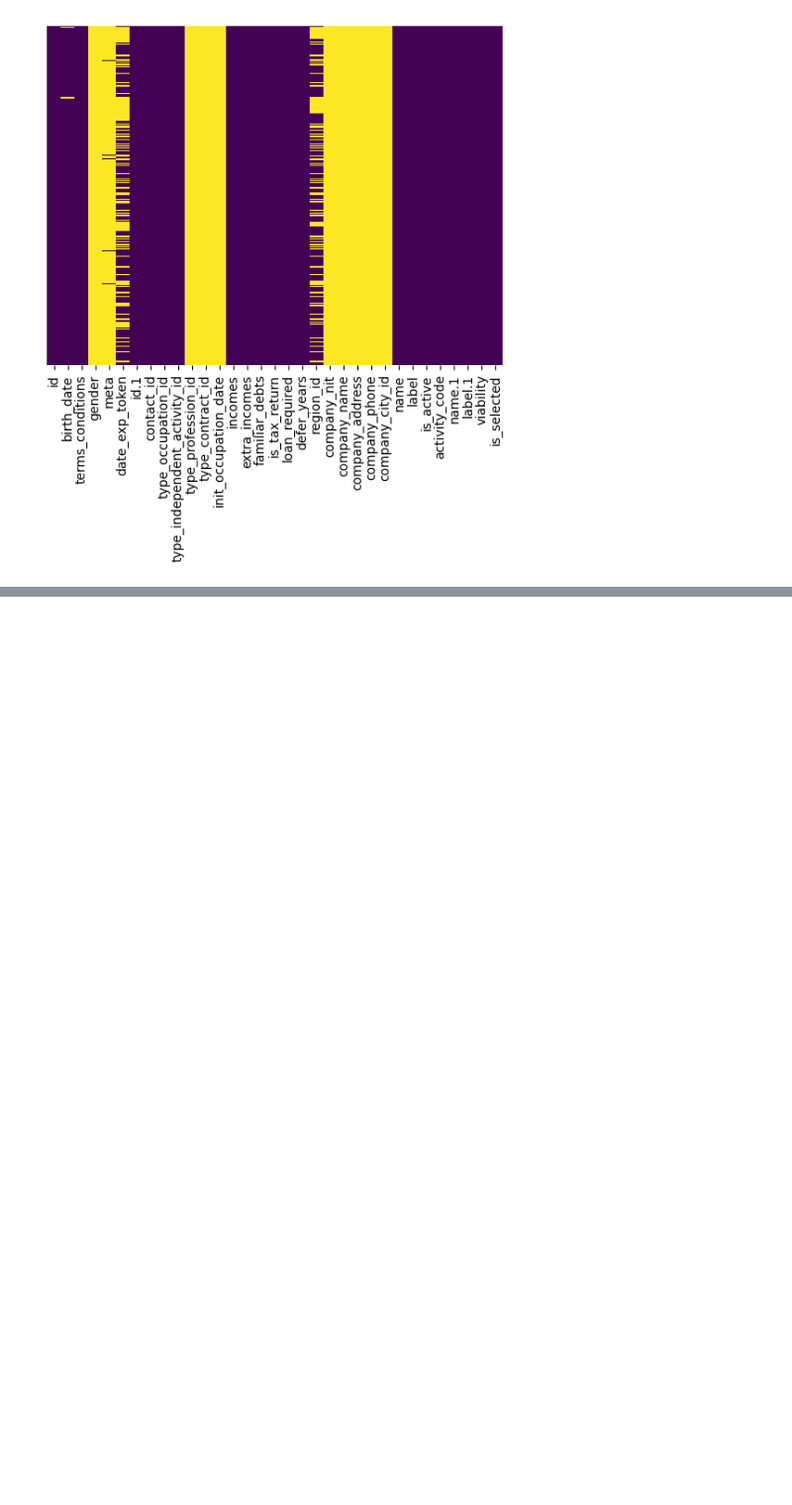
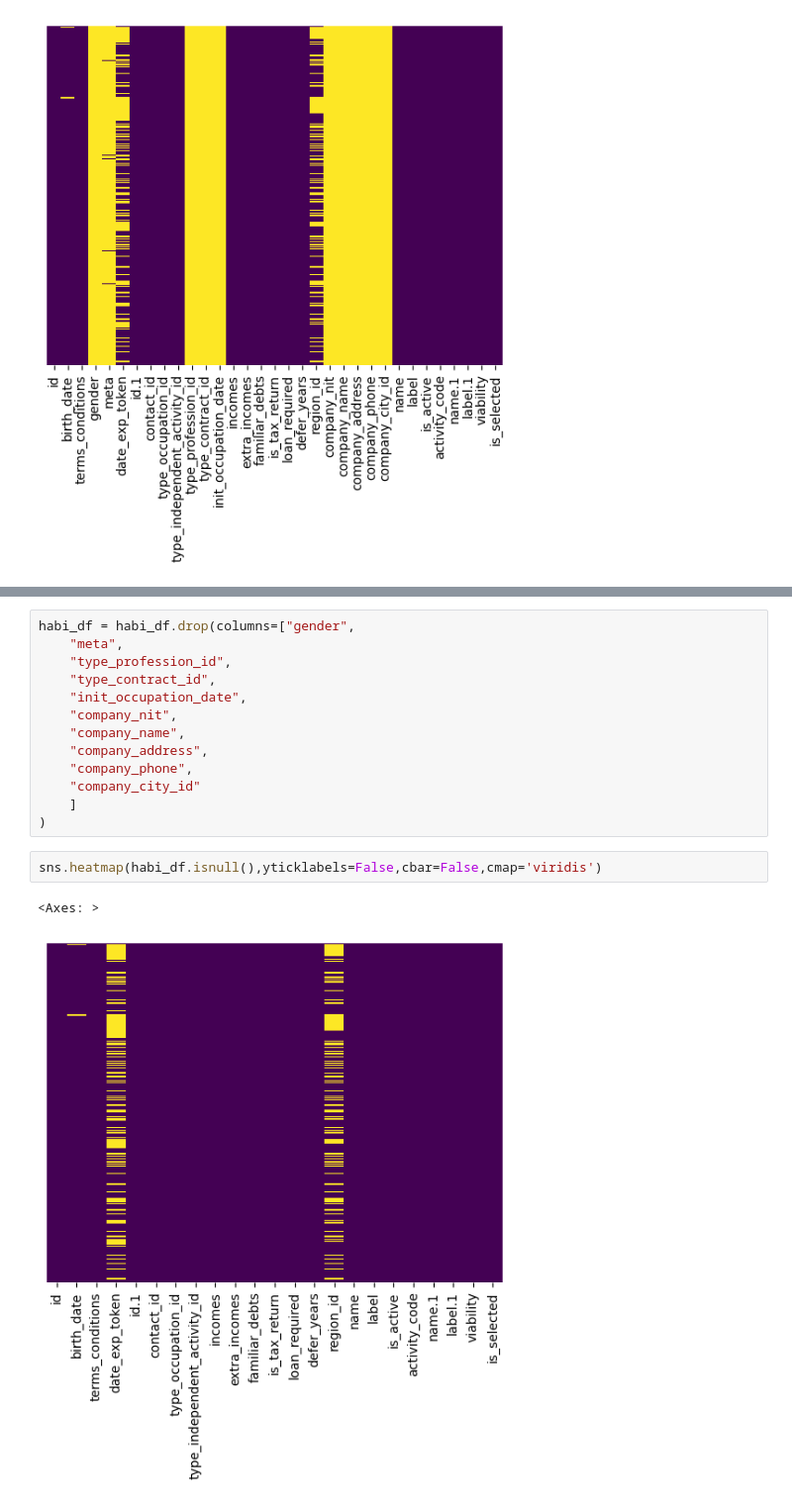
Before and after one commit to alejomaar/habi, a Jupyter notebook: prediction.ipynb, the cells around one changed output, grey strips where cells are left out. Shown: that part at 99% size. Drawn from its saved outputs; the diff is of its cells as text; blank space fills up the shorter version.

```diff
--- a/prediction.ipynb
+++ b/prediction.ipynb
@@ -21,0 +44,18 @@ sns.heatmap(habi_df.isnull(),yticklabels=False,cbar=False,cmap='viridis')
+# %%
+habi_df = habi_df.drop(columns=["gender",
+    "meta",
+    "type_profession_id",
+    "type_contract_id",
+    "init_occupation_date",
+    "company_nit",
+    "company_name",
+    "company_address",
+    "company_phone",
+    "company_city_id"
+    ]
+)
+# %%
+sns.heatmap(habi_df.isnull(),yticklabels=False,cbar=False,cmap='viridis')
+# %% [output]
+<Axes: >
+[figure, added]
```
Also changed, not shown: parts of 8 cells of this notebook.
